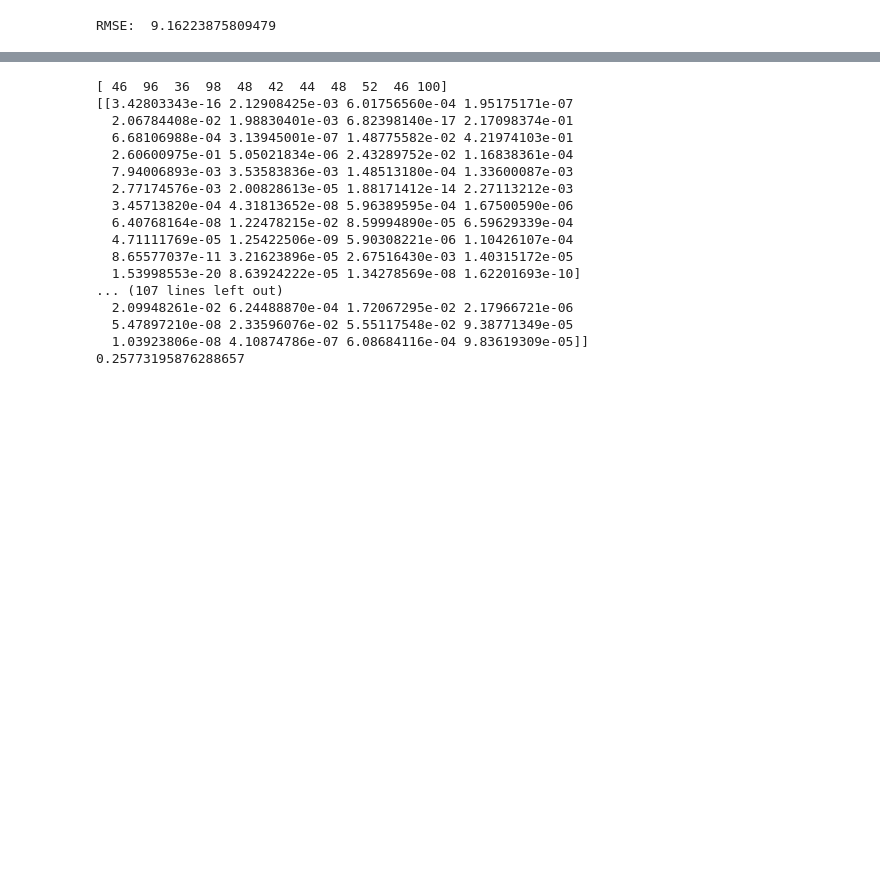
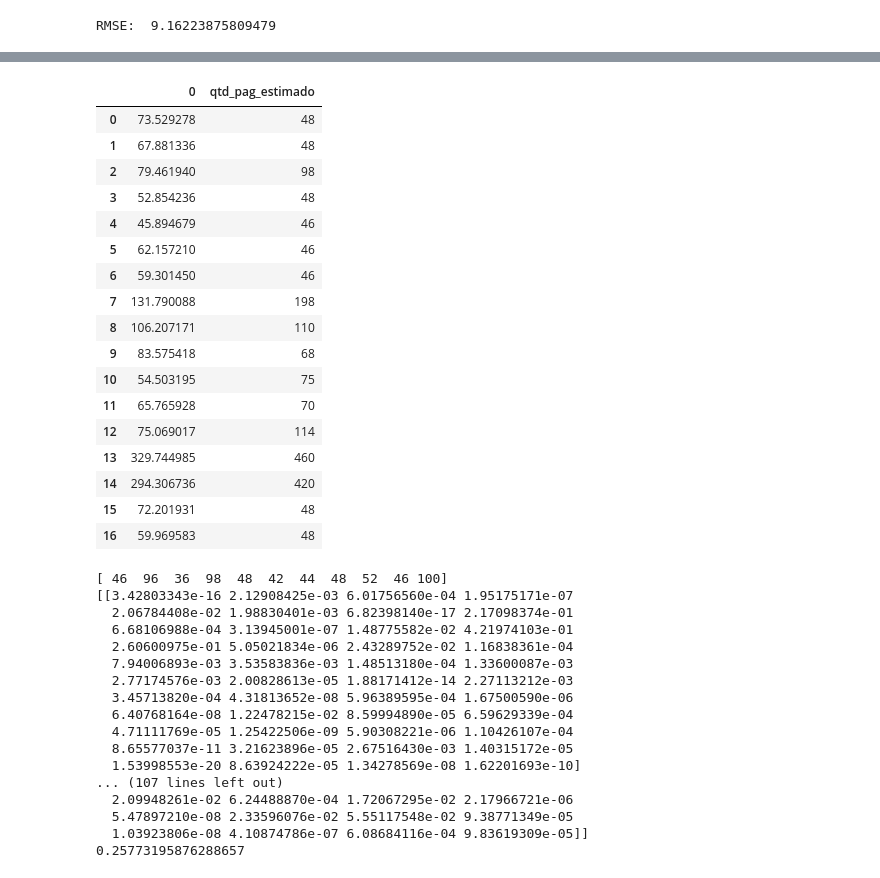
Before and after one commit to WalnerPessoa/Fluxo_Editorial, a Jupyter notebook: testes/machine_learning_NGE.ipynb, the cells around one changed output, grey strips where cells are left out. Cells and saved outputs as stored; diff of their text form; code cells hidden in the pictures; blank space fills up the shorter version.

```diff
--- a/testes/machine_learning_NGE.ipynb
+++ b/testes/machine_learning_NGE.ipynb
@@ -436,0 +442,11 @@ RMSE:  9.16223875809479
+# %%
+#
+# normalizar a quantidade de caracteres
+#
+data_semNF.loc[:,'qtd_carc_normal'] = pd.Series((data.qtd_carc-data.qtd_carc.min())/(data.qtd_carc.max()-data.qtd_carc.min()))
+# %%
+colunas_X= ['qtd_pag_word', 'qtd_tabela','qtd_image', 'qtd_carc_normal']
+X_semNF= data_semNF[colunas_X]
+# %%
+#Fazendo predições no conjunto de teste
+y_pred_semNF = linreg.predict(X_semNF)
@@ -437,3 +494,28 @@ RMSE:  9.16223875809479
+# %%
+#y_pred_semNF = pd.Series(y_pred_semNF,name=["qtd_pag_inferido"])
+
+resultado_comparativo =  pd.concat([pd.Series(y_pred_semNF.T[0]), data_semNF["qtd_pag_estimado"]], axis=1)
+# %%
+resultado_comparativo
+# %% [output]
+|  | 0 | qtd_pag_estimado |
+| 0 | 73.529278 | 48 |
+| 1 | 67.881336 | 48 |
+| 2 | 79.461940 | 98 |
+| 3 | 52.854236 | 48 |
+| 4 | 45.894679 | 46 |
+| 5 | 62.157210 | 46 |
+| 6 | 59.301450 | 46 |
+| 7 | 131.790088 | 198 |
+| 8 | 106.207171 | 110 |
+| 9 | 83.575418 | 68 |
+| 10 | 54.503195 | 75 |
+| 11 | 65.765928 | 70 |
+| 12 | 75.069017 | 114 |
+| 13 | 329.744985 | 460 |
+| 14 | 294.306736 | 420 |
+| 15 | 72.201931 | 48 |
+| 16 | 59.969583 | 48 |
 # %%
 #########################################################
 # FIM  LINEAR REGRESSION
```
Also changed, not shown: parts of 10 cells of this notebook, 3 other files.
